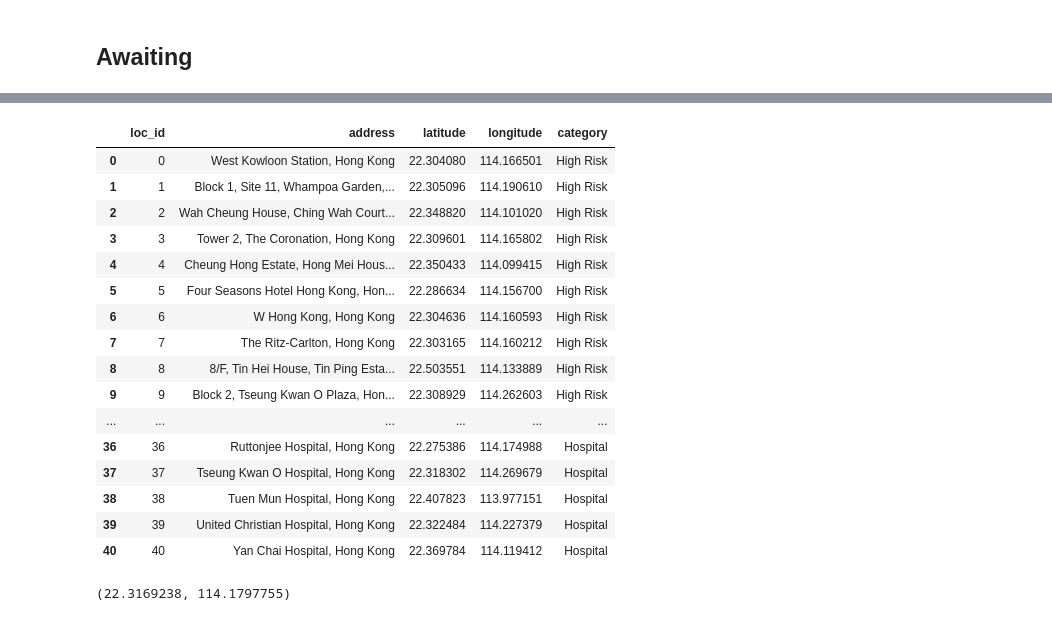
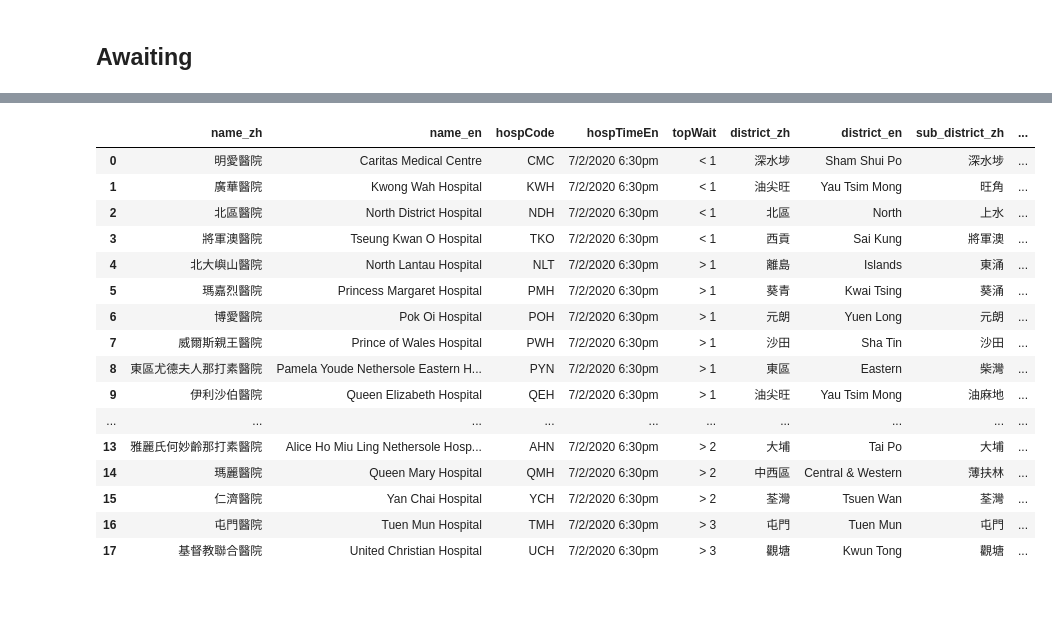
Before and after one commit to bc123456/wuhan_virus_dashboard, a Jupyter notebook: exploration/02_compose_data.ipynb, the cells around one changed output, grey strips where cells are left out. Drawn from its saved outputs; the diff is of its cells as text; code cells hidden in the pictures.

```diff
--- a/exploration/02_compose_data.ipynb
+++ b/exploration/02_compose_data.ipynb
@@ -178,24 +172,4 @@ for address in hospitals:
-# %%
-address_df
-# %% [output]
-|  | loc_id | address | latitude | longitude | category |
-| 0 | 0 | West Kowloon Station, Hong Kong | 22.304080 | 114.166501 | High Risk |
-| 1 | 1 | Block 1, Site 11, Whampoa Garden,... | 22.305096 | 114.190610 | High Risk |
-| 2 | 2 | Wah Cheung House, Ching Wah Court... | 22.348820 | 114.101020 | High Risk |
-| 3 | 3 | Tower 2, The Coronation, Hong Kong | 22.309601 | 114.165802 | High Risk |
-| 4 | 4 | Cheung Hong Estate, Hong Mei Hous... | 22.350433 | 114.099415 | High Risk |
-| 5 | 5 | Four Seasons Hotel Hong Kong, Hon... | 22.286634 | 114.156700 | High Risk |
-| 6 | 6 | W Hong Kong, Hong Kong | 22.304636 | 114.160593 | High Risk |
-| 7 | 7 | The Ritz-Carlton, Hong Kong | 22.303165 | 114.160212 | High Risk |
-| 8 | 8 | 8/F, Tin Hei House, Tin Ping Esta... | 22.503551 | 114.133889 | High Risk |
-| 9 | 9 | Block 2, Tseung Kwan O Plaza, Hon... | 22.308929 | 114.262603 | High Risk |
-| ... | ... | ... | ... | ... | ... |
-| 36 | 36 | Ruttonjee Hospital, Hong Kong | 22.275386 | 114.174988 | Hospital |
-| 37 | 37 | Tseung Kwan O Hospital, Hong Kong | 22.318302 | 114.269679 | Hospital |
-| 38 | 38 | Tuen Mun Hospital, Hong Kong | 22.407823 | 113.977151 | Hospital |
-| 39 | 39 | United Christian Hospital, Hong Kong | 22.322484 | 114.227379 | Hospital |
-| 40 | 40 | Yan Chai Hospital, Hong Kong | 22.369784 | 114.119412 | Hospital |
-# %%
-get_coordinates('Celestial Heights, 80 Sheung Shing Street, Ho Man Tin, Hong Kong')
-# %% [output]
-(22.3169238, 114.1797755)
+# %%
+from webscraper import fetch_awaiting_time
+
+awaiting_df = fetch_awaiting_time()
@@ -201,0 +179,20 @@ get_coordinates('Celestial Heights, 80 Sheung Shing Street, Ho Man Tin, Hong Kon
+# %%
+awaiting_df
+# %% [output]
+|  | name_zh | name_en | hospCode | hospTimeEn | topWait | district_zh | district_en | sub_district_zh | ... |
+| 0 | 明愛醫院 | Caritas Medical Centre | CMC | 7/2/2020 6:30pm | < 1 | 深水埗 | Sham Shui Po | 深水埗 | ... |
+| 1 | 廣華醫院 | Kwong Wah Hospital | KWH | 7/2/2020 6:30pm | < 1 | 油尖旺 | Yau Tsim Mong | 旺角 | ... |
+| 2 | 北區醫院 | North District Hospital | NDH | 7/2/2020 6:30pm | < 1 | 北區 | North | 上水 | ... |
+| 3 | 將軍澳醫院 | Tseung Kwan O Hospital | TKO | 7/2/2020 6:30pm | < 1 | 西貢 | Sai Kung | 將軍澳 | ... |
+| 4 | 北大嶼山醫院 | North Lantau Hospital | NLT | 7/2/2020 6:30pm | > 1 | 離島 | Islands | 東涌 | ... |
+| 5 | 瑪嘉烈醫院 | Princess Margaret Hospital | PMH | 7/2/2020 6:30pm | > 1 | 葵青 | Kwai Tsing | 葵涌 | ... |
+| 6 | 博愛醫院 | Pok Oi Hospital | POH | 7/2/2020 6:30pm | > 1 | 元朗 | Yuen Long | 元朗 | ... |
+| 7 | 威爾斯親王醫院 | Prince of Wales Hospital | PWH | 7/2/2020 6:30pm | > 1 | 沙田 | Sha Tin | 沙田 | ... |
+| 8 | 東區尤德夫人那打素醫院 | Pamela Youde Nethersole Eastern H... | PYN | 7/2/2020 6:30pm | > 1 | 東區 | Eastern | 柴灣 | ... |
+| 9 | 伊利沙伯醫院 | Queen Elizabeth Hospital | QEH | 7/2/2020 6:30pm | > 1 | 油尖旺 | Yau Tsim Mong | 油麻地 | ... |
+| ... | ... | ... | ... | ... | ... | ... | ... | ... | ... |
+| 13 | 雅麗氏何妙齡那打素醫院 | Alice Ho Miu Ling Nethersole Hosp... | AHN | 7/2/2020 6:30pm | > 2 | 大埔 | Tai Po | 大埔 | ... |
+| 14 | 瑪麗醫院 | Queen Mary Hospital | QMH | 7/2/2020 6:30pm | > 2 | 中西區 | Central & Western | 薄扶林 | ... |
+| 15 | 仁濟醫院 | Yan Chai Hospital | YCH | 7/2/2020 6:30pm | > 2 | 荃灣 | Tsuen Wan | 荃灣 | ... |
+| 16 | 屯門醫院 | Tuen Mun Hospital | TMH | 7/2/2020 6:30pm | > 3 | 屯門 | Tuen Mun | 屯門 | ... |
+| 17 | 基督教聯合醫院 | United Christian Hospital | UCH | 7/2/2020 6:30pm | > 3 | 觀塘 | Kwun Tong | 觀塘 | ... |
```
Also changed, not shown: parts of 33 cells of this notebook, 14 other files.
